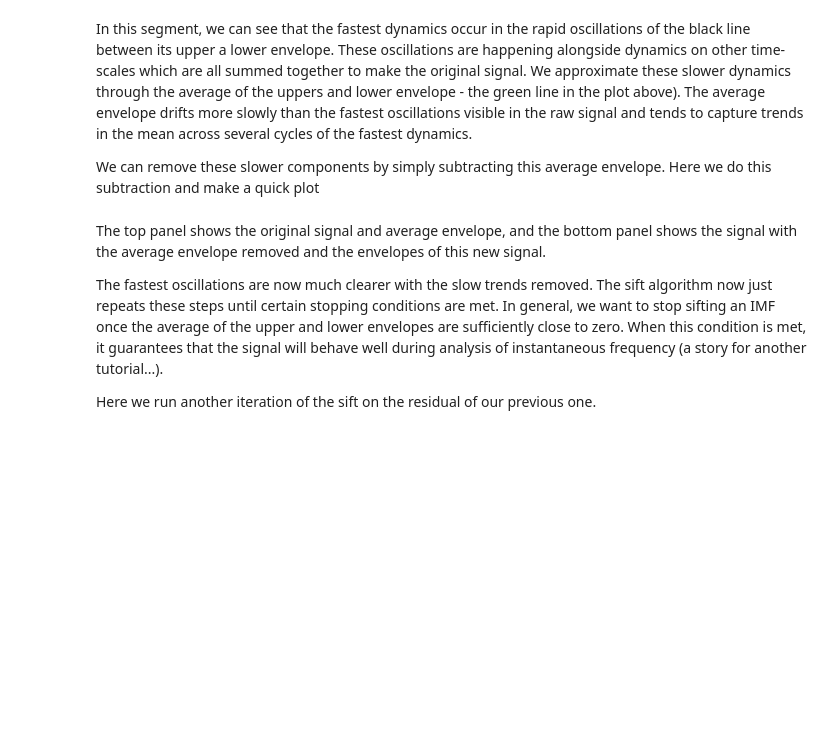
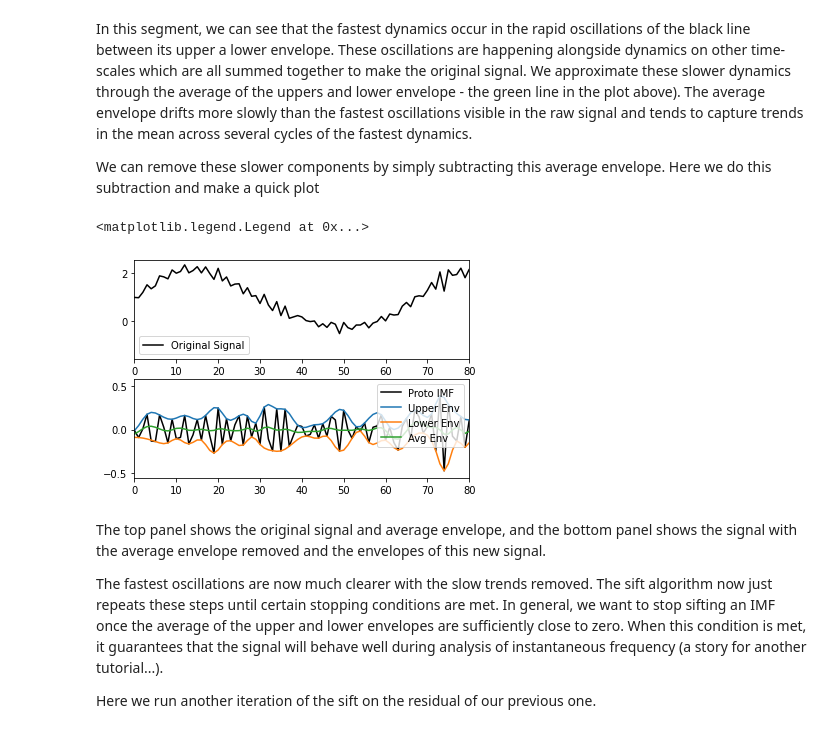
Before and after one commit to rhenanqz/series-temporais, a Jupyter notebook: emd_tutorials_jupyter/01_sifting/emd_tutorial_01_sift_01_siftintro.ipynb, the cells around one changed output. Drawn from its saved outputs; the diff is of its cells as text; code cells hidden in the pictures; blank space fills up the shorter version.

```diff
--- a/emd_tutorials_jupyter/01_sifting/emd_tutorial_01_sift_01_siftintro.ipynb
+++ b/emd_tutorials_jupyter/01_sifting/emd_tutorial_01_sift_01_siftintro.ipynb
@@ -112,27 +121,30 @@ envelope. Here we do this subtraction and make a quick plot
 # %%
 # Subtract slow dynamics from previous cell
 proto_imf = x - avg_env
 
 # Compute upper and lower envelopes
 upper_env = emd.sift.interp_envelope(proto_imf, mode='upper')
 lower_env = emd.sift.interp_envelope(proto_imf, mode='lower')
 
 # Compute average envelope
 avg_env = (upper_env+lower_env) / 2
 
 plt.figure()
 plt.subplot(211)
 plt.plot(x, 'k')
-plt.xlim(0, 150)
+plt.xlim(0, 80)
 plt.legend(['Original Signal'])
 
 plt.subplot(212)
 plt.plot(proto_imf, 'k')
 plt.plot(upper_env)
 plt.plot(lower_env)
 plt.plot(avg_env)
-plt.xlim(0, 150)
+plt.xlim(0, 80)
 plt.legend(['Proto IMF', 'Upper Env', 'Lower Env', 'Avg Env'])
+# %% [output]
+<matplotlib.legend.Legend at 0x...>
+[figure, added]
 # %% [markdown]
 The top panel shows the original signal and average envelope, and the bottom
 panel shows the signal with the average envelope removed and the envelopes of
```
Also changed, not shown: parts of 11 cells of this notebook, 1 other file.
